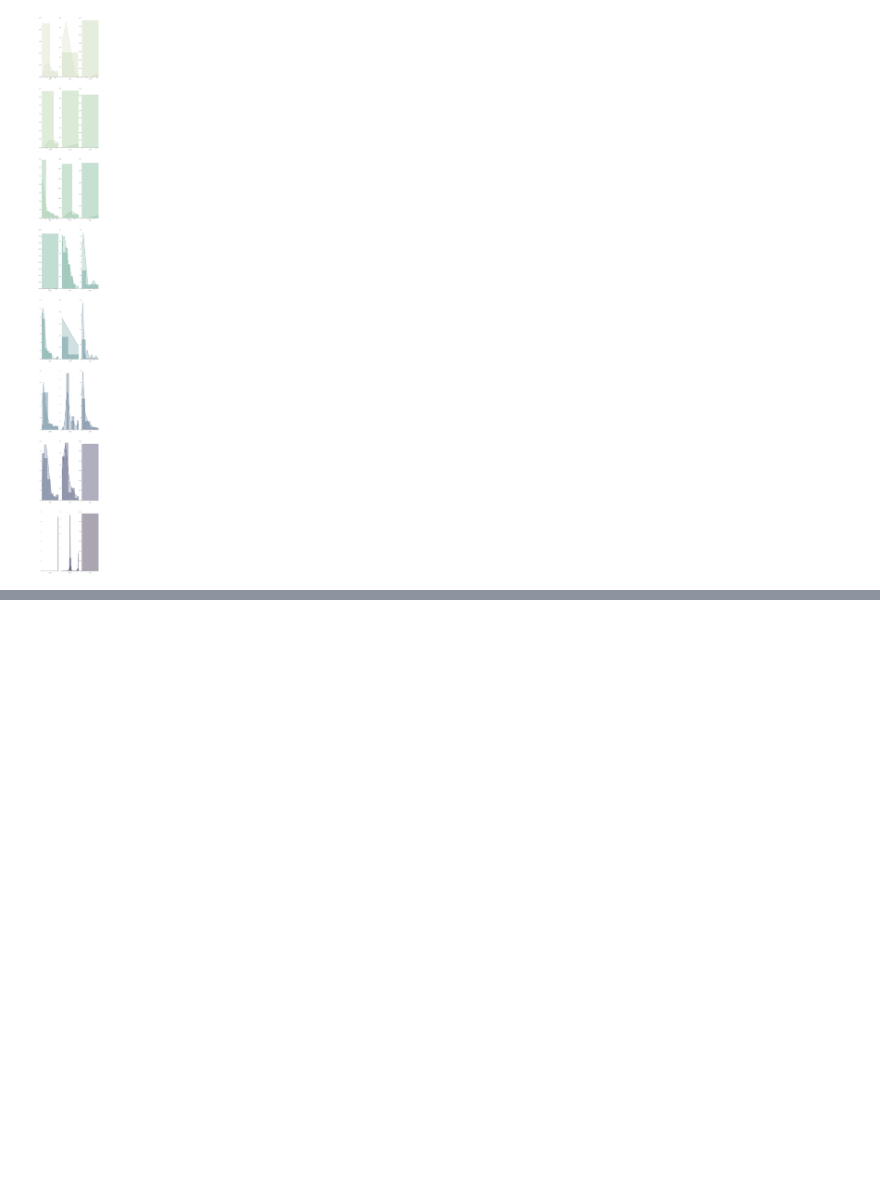
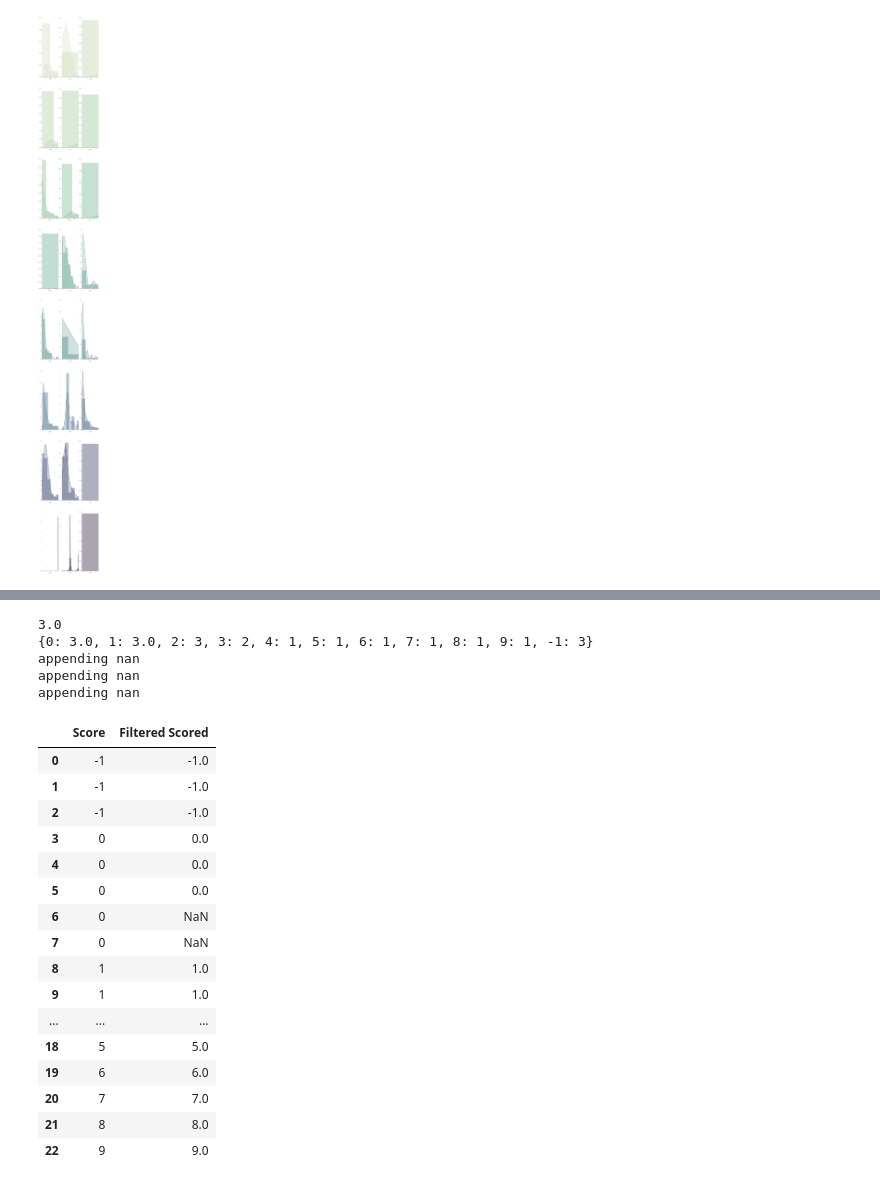
Before and after one commit to atomar94/Reddit_Bot, a Jupyter notebook: notebook.ipynb, the cells around one changed output, grey strips where cells are left out. Cells and saved outputs as stored; diff of their text form; code cells hidden in the pictures; blank space fills up the shorter version.

```diff
--- a/notebook.ipynb
+++ b/notebook.ipynb
@@ -193,0 +293,17 @@ Fetching subreddit Showerthoughts (24 of 24)
+# %%
+comment_df = pd.DataFrame({
+    "Score": [-1, -1, -1, 0, 0, 0, 0, 0, 1, 1, 1, 1, 2, 2, 2, 3, 3, 4, 5, 6, 7, 8, 9]
+})
+
+dflist = comment_df['Score'].tolist()
+score_count = {}
+for score in dflist:
+    count = score_count.get(score, 0) + 1
+    score_count[score] = count
+
+
+score_count_df = pd.DataFrame(list(score_count.items()), columns=["Scores", "Count"])
+lower_bound = score_count_df.quantile(q=0.4)
+upper_bound = score_count_df.quantile(q=0.6)
+
+score_count_df
@@ -193,0 +323,46 @@ Fetching subreddit Showerthoughts (24 of 24)
+# %%
+limit = score_count_df['Count'].quantile(q=0.7)
+for key in score_count.keys():
+    if score_count[key] > limit:
+        score_count[key] = limit
+
+print(limit)
+print(score_count)
+
+filtered_scores = []
+# score_count holds the "state" of the algorithm.
+# it contains the amount of each score we have left to add to filtered_scores
+# before we start replacing that score with nan
+for index, score in comment_df['Score'].iteritems():
+    if score_count.get(score, 1) <= 0:
+        print("appending nan")
+        filtered_scores.append( (np.nan) )
+    else:
+        filtered_scores.append(score)
+        score_count[score] -= 1
+
+comment_df['Filtered Scored'] = filtered_scores
+comment_df
+# %% [output]
+3.0
+{0: 3.0, 1: 3.0, 2: 3, 3: 2, 4: 1, 5: 1, 6: 1, 7: 1, 8: 1, 9: 1, -1: 3}
+appending nan
+appending nan
+appending nan
+|  | Score | Filtered Scored |
+| 0 | -1 | -1.0 |
+| 1 | -1 | -1.0 |
+| 2 | -1 | -1.0 |
+| 3 | 0 | 0.0 |
+| 4 | 0 | 0.0 |
+| 5 | 0 | 0.0 |
+| 6 | 0 | NaN |
+| 7 | 0 | NaN |
+| 8 | 1 | 1.0 |
+| 9 | 1 | 1.0 |
+| ... | ... | ... |
+| 18 | 5 | 5.0 |
+| 19 | 6 | 6.0 |
+| 20 | 7 | 7.0 |
+| 21 | 8 | 8.0 |
+| 22 | 9 | 9.0 |
```
Also changed, not shown: parts of 11 cells of this notebook, 3 other files.
